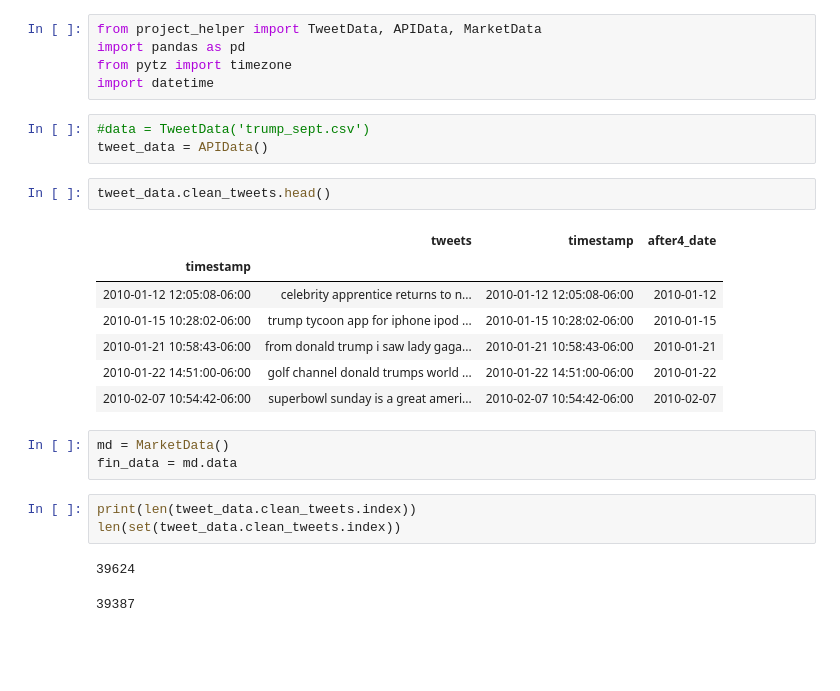
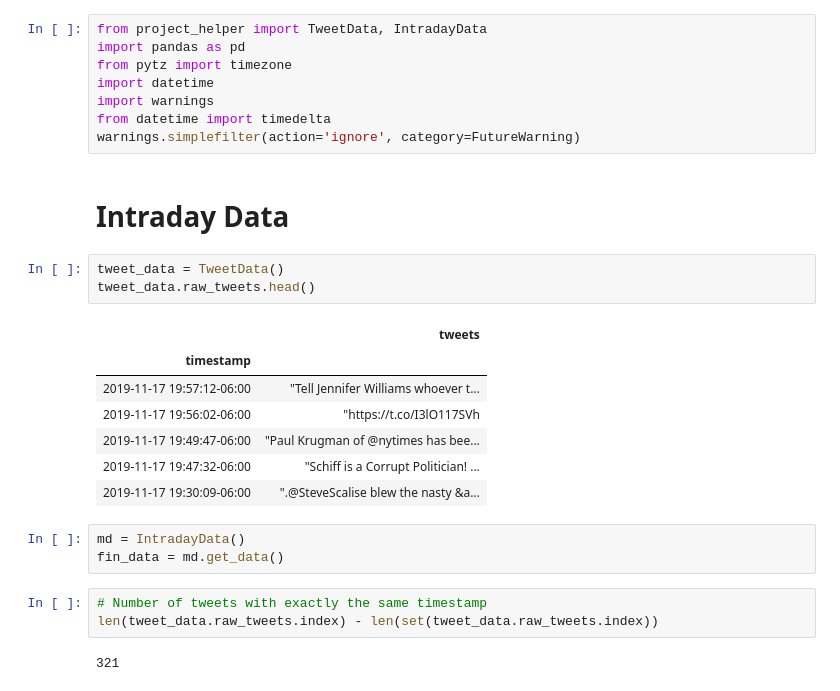
Before and after one commit to QuantCS109/TrumpTweets, a Jupyter notebook: fin_data.ipynb, the cells around one changed output. Cells and saved outputs as stored; diff of their text form; blank space fills up the shorter version.

Commit message:
(clean) Moved databases to folders

```diff
--- a/fin_data.ipynb
+++ b/fin_data.ipynb
@@ -1,27 +1,29 @@
 # %%
-from project_helper import TweetData, APIData, MarketData
+from project_helper import TweetData, IntradayData
 import pandas as pd
 from pytz import timezone
 import datetime
+import warnings
+from datetime import timedelta
+warnings.simplefilter(action='ignore', category=FutureWarning)
-# %%
-#data = TweetData('trump_sept.csv')
-tweet_data = APIData()
+# %% [markdown]
+# Intraday Data
 # %%
-tweet_data.clean_tweets.head()
+tweet_data = TweetData()
+tweet_data.raw_tweets.head()
 # %% [output]
-|  | tweets | timestamp | after4_date |
-| timestamp |  |  |  |
-| 2010-01-12 12:05:08-06:00 | celebrity apprentice returns to n... | 2010-01-12 12:05:08-06:00 | 2010-01-12 |
-| 2010-01-15 10:28:02-06:00 | trump tycoon app for iphone ipod ... | 2010-01-15 10:28:02-06:00 | 2010-01-15 |
-| 2010-01-21 10:58:43-06:00 | from donald trump i saw lady gaga... | 2010-01-21 10:58:43-06:00 | 2010-01-21 |
-| 2010-01-22 14:51:00-06:00 | golf channel donald trumps world ... | 2010-01-22 14:51:00-06:00 | 2010-01-22 |
-| 2010-02-07 10:54:42-06:00 | superbowl sunday is a great ameri... | 2010-02-07 10:54:42-06:00 | 2010-02-07 |
+|  | tweets |
+| timestamp |  |
+| 2019-11-17 19:57:12-06:00 | "Tell Jennifer Williams whoever t... |
+| 2019-11-17 19:56:02-06:00 | "https://t.co/I3lO117SVh |
+| 2019-11-17 19:49:47-06:00 | "Paul Krugman of @nytimes has bee... |
+| 2019-11-17 19:47:32-06:00 | "Schiff is a Corrupt Politician! ... |
+| 2019-11-17 19:30:09-06:00 | ".@SteveScalise blew the nasty &a... |
 # %%
-md = MarketData()
-fin_data = md.data
+md = IntradayData()
+fin_data = md.get_data()
 # %%
-print(len(tweet_data.clean_tweets.index))
-len(set(tweet_data.clean_tweets.index))
+# Number of tweets with exactly the same timestamp
+len(tweet_data.raw_tweets.index) - len(set(tweet_data.raw_tweets.index))
 # %% [output]
-39624
+321
-39387
```
Also changed, not shown: parts of 43 cells of this notebook, 21 other files.
